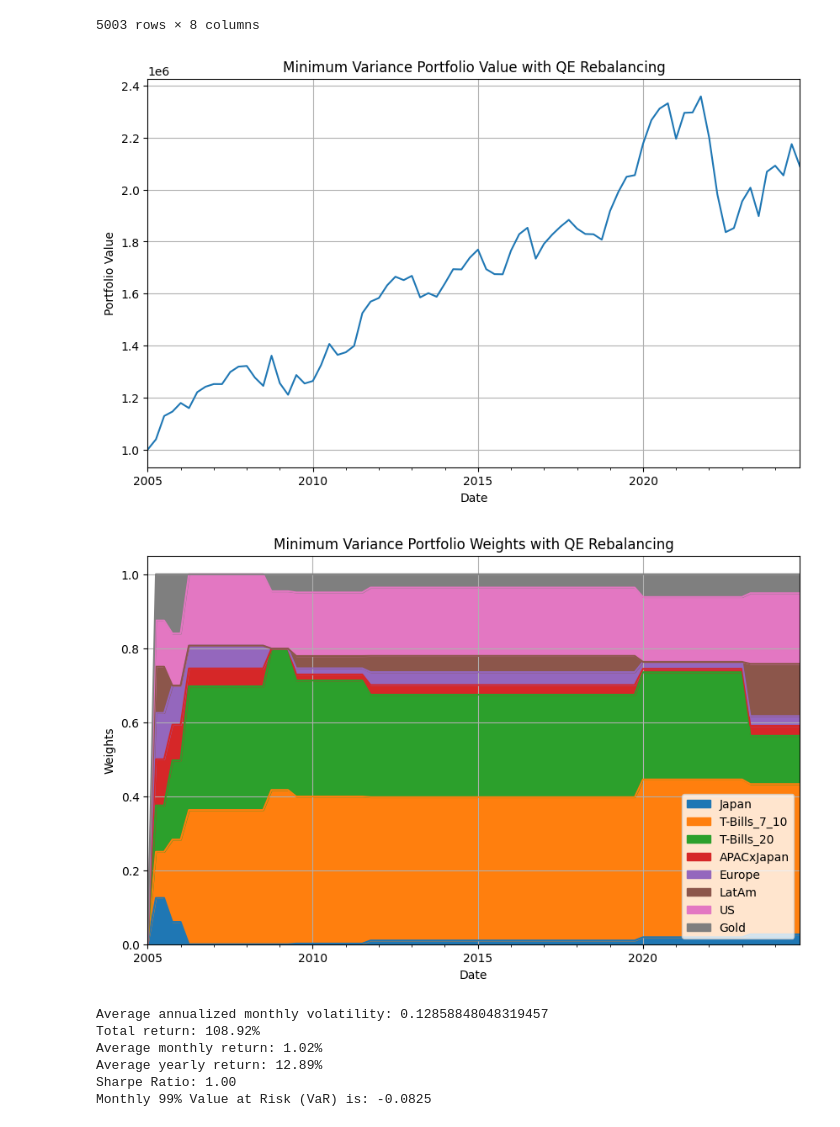
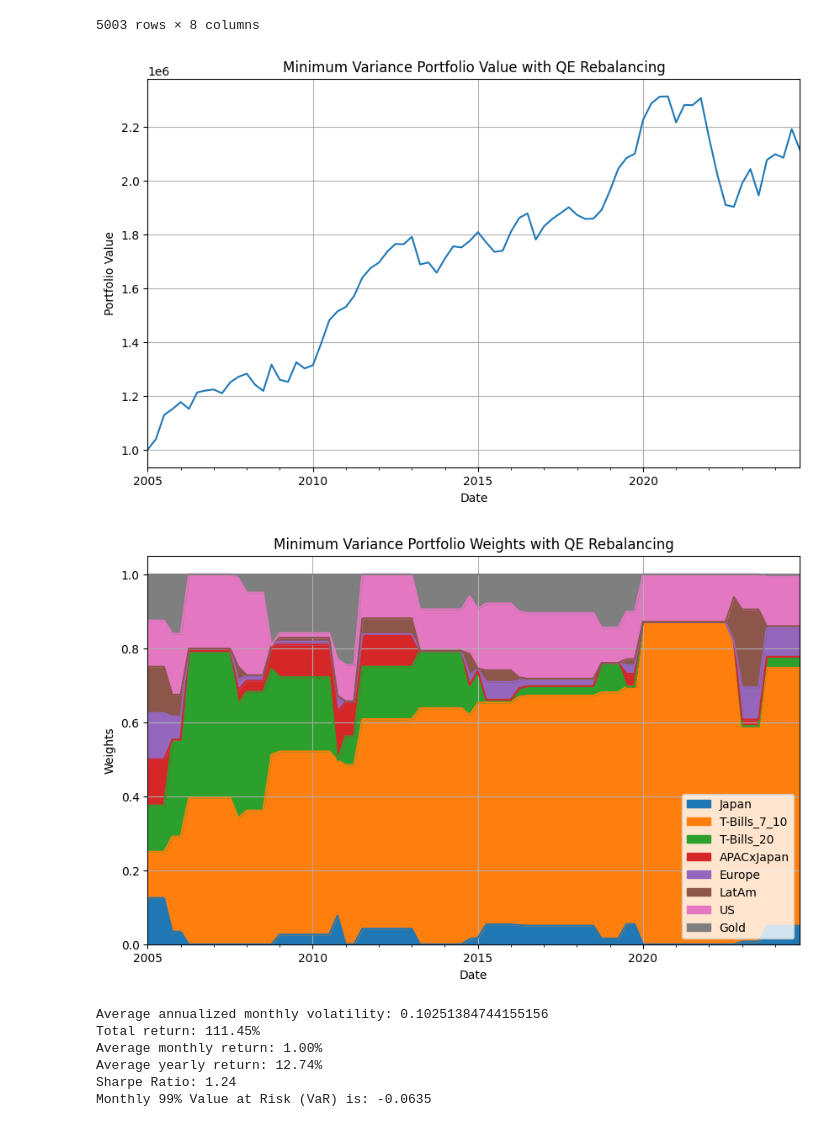
Before and after one commit to plaishev/asset_mgmt_seminar, a Jupyter notebook: Min_Var.ipynb, the cells around one changed output. Drawn from its saved outputs; the diff is of its cells as text; code cells hidden in the pictures.

Commit message:
MG optimized the code a bit and started looking into MaxDiv

```diff
--- a/Min_Var.ipynb
+++ b/Min_Var.ipynb
@@ -75,19 +75,37 @@ returns
 | 2024-12-13 | -0.011795 | -0.004674 | -0.010211 | -0.003680 | 0.000738 | -0.005998 | -0.000181 | -0.011667 |
 5003 rows × 8 columns
 # %%
+# Helper to calculate portfolio variance
+def calc_portfolio_variance(w, covariance_matrix):
+    # Portfolio variance = w^T * Covariance Matrix * w
+    return np.dot(w.T, np.dot(covariance_matrix, w))
+
+# Helper for weight constraint
+def total_weight_constraint(w):
+    return np.sum(w) - 1  # Total weights must sum to 1
+
+# Portfolio optimization function to minimize variance
+def min_variance_optimizer(cov_matrix, w0):
+    # Define constraints: weights sum to 1 and long-only constraint
+    cons = ({'type': 'eq', 'fun': total_weight_constraint},)
+    bounds = [(0, 1) for _ in range(len(returns.columns))]
+    # Use scipy's minimize function to find the weights that minimize the portfolio variance
+    res = minimize(calc_portfolio_variance, w0, args=(cov_matrix,), bounds=bounds, constraints=cons, method='SLSQP', options = {'ftol':1e-8}) #ftol is a very important variable, test!!!
+    return res
+
 # Main function to calculate minimum variance portfolio over time
-def min_variance_portfolio_over_time(returns, rebalance_frequency, initial_investment=1e6):
+def min_variance_portfolio(returns, rebalance_frequency, initial_investment=1e6):
     # Resample returns based on rebalancing frequency (monthly, quarterly, etc.)
     resampled_returns = returns.resample(rebalance_frequency).apply(lambda x: (x + 1).prod() - 1)
+
     # Initialize portfolio value
     portfolio_value = pd.Series(index=resampled_returns.index, data=np.nan)
     portfolio_value.iloc[0] = initial_investment
-
     # Define initial weights to be 1/n
     w0 = np.ones(returns.shape[1]) / returns.shape[1]
-
     # Store portfolio weights for tracking
     portfolio_weights = pd.DataFrame(index=resampled_returns.index, columns=returns.columns)
+    portfolio_weights.iloc[0] = w0
 
     # Loop through the resampled returns to rebalance
     for i in range(1, len(resampled_returns)):
@@ -96,7 +114,8 @@ def min_variance_portfolio_over_time(returns, rebalance_frequency, initial_inves
         rebal_end = resampled_returns.index[i]
 
         #2 Specify timeframe for covariance calculation starting from REBAL_END
-        cov_start = rebal_end - pd.DateOffset(days=252)
+        lookback_days = 252/12
+        cov_start = rebal_end - pd.DateOffset(days=lookback_days)
         cov_data = returns.loc[cov_start : rebal_end]
 
         # Skip if there is not enough data (e.g., Na's)
@@ -106,14 +125,14 @@ def min_variance_portfolio_over_time(returns, rebalance_frequency, initial_inves
 
         #3 Calculate covariance matrix for the daily returns of the #2 specified period
         covariance_matrix = np.cov(cov_data.T)
-
         #4 Optimize portfolio weights based on minimum variance
-        res = min_variance_portfolio(covariance_matrix, w0)
+        res = min_variance_optimizer(covariance_matrix, w0)
         if not res.success:
             print(f"Optimization failed at {resampled_returns.index[i]}")
             continue
 
         optimal_weights = res.x
+        assert all(0 <= w <= 1 for w in optimal_weights), "Weights are not within the bounds."
         portfolio_weights.iloc[i] = optimal_weights
 
         #5 Calculate actual portfolio return for just the last period
@@ -121,59 +140,36 @@ def min_variance_portfolio_over_time(returns, rebalance_frequency, initial_inves
         cumulative_returns = current_period.apply(lambda x: (x + 1).prod() - 1, axis=0)
         portfolio_return = np.dot(optimal_weights, cumulative_returns)
 
         #6 Update portfolio value (assuming no transaction costs)
         portfolio_value.iloc[i] = portfolio_value.iloc[i-1] * (1 + portfolio_return)
 
         w0 = optimal_weights
 
     return portfolio_value, portfolio_weights
 
-# Helper to calculate portfolio variance
-def calc_portfolio_variance(w, covariance_matrix):
-    # Portfolio variance = w^T * Covariance Matrix * w
-    return np.dot(w.T, np.dot(covariance_matrix, w))
-
-# Helper for constraints of portfolio optimization
-def total_weight_constraint(w):
-    return np.sum(w) - 1  # Total weights must sum to 1
-
-# Portfolio optimization function to minimize variance
-def min_variance_portfolio(cov_matrix, w0, bounds=[(0, 1) for _ in range(len(returns.columns))], long_only=True):
-    # Define constraints: weights sum to 1 and long-only constraint
-    cons = ({'type': 'eq', 'fun': total_weight_constraint},)
-    # if long_only:
-    #     cons += ({'type': 'ineq', 'fun': long_only_constraint},)
-    # Use scipy's minimize function to find the weights that minimize the portfolio variance
-    # Take a look at this. Try to play around with the tolerance
-    res = minimize(calc_portfolio_variance, w0, args=(cov_matrix,), bounds=bounds, constraints=cons, method='SLSQP', options = {'ftol':1e-8})
-    return res
-
-
 #### Actual Fuction Call ####
 
 rebalance_frequency = 'QE'  # ME = monthly, QE = quarterly, YE = yearly
-
-portfolio_value, portfolio_weights = min_variance_portfolio_over_time(returns, rebalance_frequency)
+portfolio_value, portfolio_weights = min_variance_portfolio(returns, rebalance_frequency)
 
 # Plot the portfolio value over time
-import matplotlib.pyplot as plt
 portfolio_value.plot(figsize=(10, 6))
 plt.title(f'Minimum Variance Portfolio Value with {rebalance_frequency} Rebalancing')
 plt.xlabel('Date')
 plt.ylabel('Portfolio Value')
 plt.grid(True)
 plt.show()
 
 # Plot the portfolio weights over time
 portfolio_weights.plot(figsize=(10, 6), kind='area', stacked=True)
 plt.title(f'Minimum Variance Portfolio Weights with {rebalance_frequency} Rebalancing')
 plt.xlabel('Date')
 plt.ylabel('Weights')
 plt.grid(True)
 plt.show()
 # %% [output]
-[figure, old version]
+[figure, new version]
-[figure, old version]
+[figure, new version]
 # %%
 # Calculate monthly returns from the portfolio value
 portfolio_returns = portfolio_value.pct_change().dropna()  # Monthly returns
@@ -210,9 +206,9 @@ VaR_99 = portfolio_returns.quantile(1 - 0.99)
 # Print the Value at Risk
 print(f"Monthly 99% Value at Risk (VaR) is: {VaR_99:.4f}")
 # %% [output]
-Average annualized monthly volatility: 0.12858848048319457
-Total return: 108.92%
-Average monthly return: 1.02%
-Average yearly return: 12.89%
-Sharpe Ratio: 1.00
-Monthly 99% Value at Risk (VaR) is: -0.0825
+Average annualized monthly volatility: 0.10251384744155156
+Total return: 111.45%
+Average monthly return: 1.00%
+Average yearly return: 12.74%
+Sharpe Ratio: 1.24
+Monthly 99% Value at Risk (VaR) is: -0.0635
```
Also changed, not shown: parts of 1 cell of this notebook, 1 other file.
